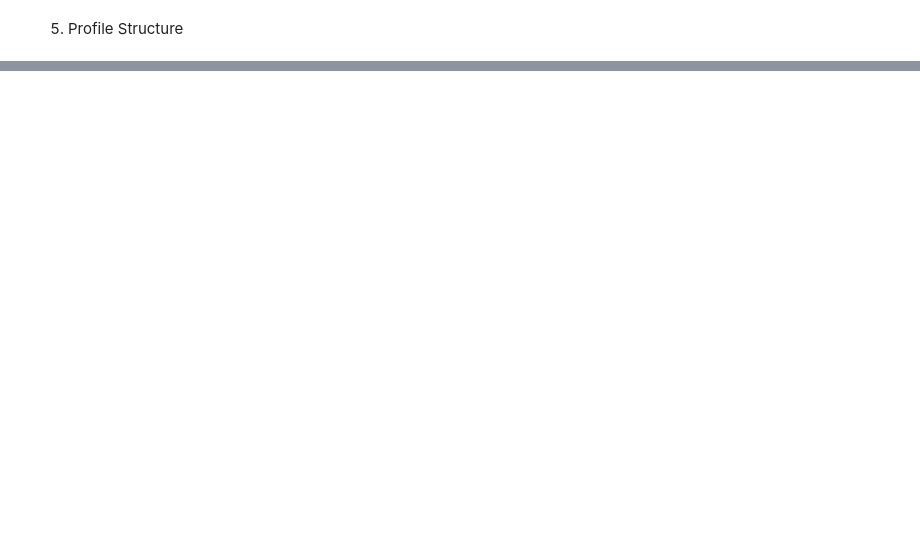
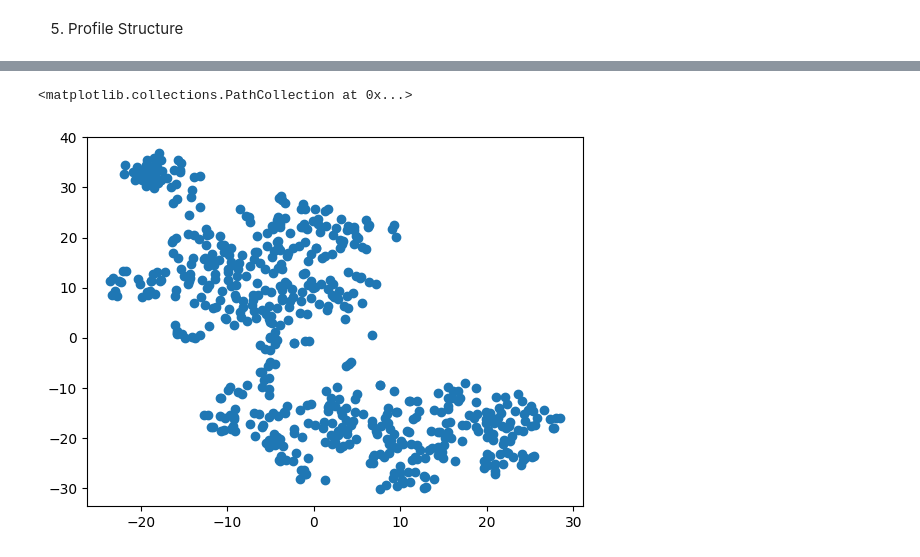
Before and after one commit to e8yes/spectrum-generator, a Jupyter notebook: src/notebook/user_profile_convergence.ipynb, the cells around one changed output, grey strips where cells are left out. Drawn from its saved outputs; the diff is of its cells as text; code cells hidden in the pictures; blank space fills up the shorter version.

```diff
--- a/src/notebook/user_profile_convergence.ipynb
+++ b/src/notebook/user_profile_convergence.ipynb
@@ -362,13 +364,16 @@ plt.legend(loc="upper left")
 # %%
-# new_arch_profile = profile_logs_df[(profile_logs_df.arch == "new_arch") & (
-#     profile_logs_df.epoch == 104)].profile.iloc[0]
+new_arch_profile = profile_logs_df[(profile_logs_df.arch == "new_arch") & (
+    profile_logs_df.epoch == 200)].profile.iloc[0]
 
-# # Perform t-SNE embedding on the dataset
-# tsne = TSNE(n_components=2, random_state=42)
-# X_tsne = tsne.fit_transform(new_arch_profile)
+# Perform t-SNE embedding on the dataset
+tsne = TSNE(n_components=2, random_state=42)
+X_tsne = tsne.fit_transform(new_arch_profile)
 
-# # Create a scatter plot of the t-SNE embedding
-# plt.scatter(X_tsne[:, 0], X_tsne[:, 1])
+# Create a scatter plot of the t-SNE embedding
+plt.scatter(X_tsne[:, 0], X_tsne[:, 1])
+# %% [output]
+<matplotlib.collections.PathCollection at 0x...>
+[figure, added]
 # %%
 # import numpy as np
 # import matplotlib.pyplot as plt
```
Also changed, not shown: parts of 9 cells of this notebook.
